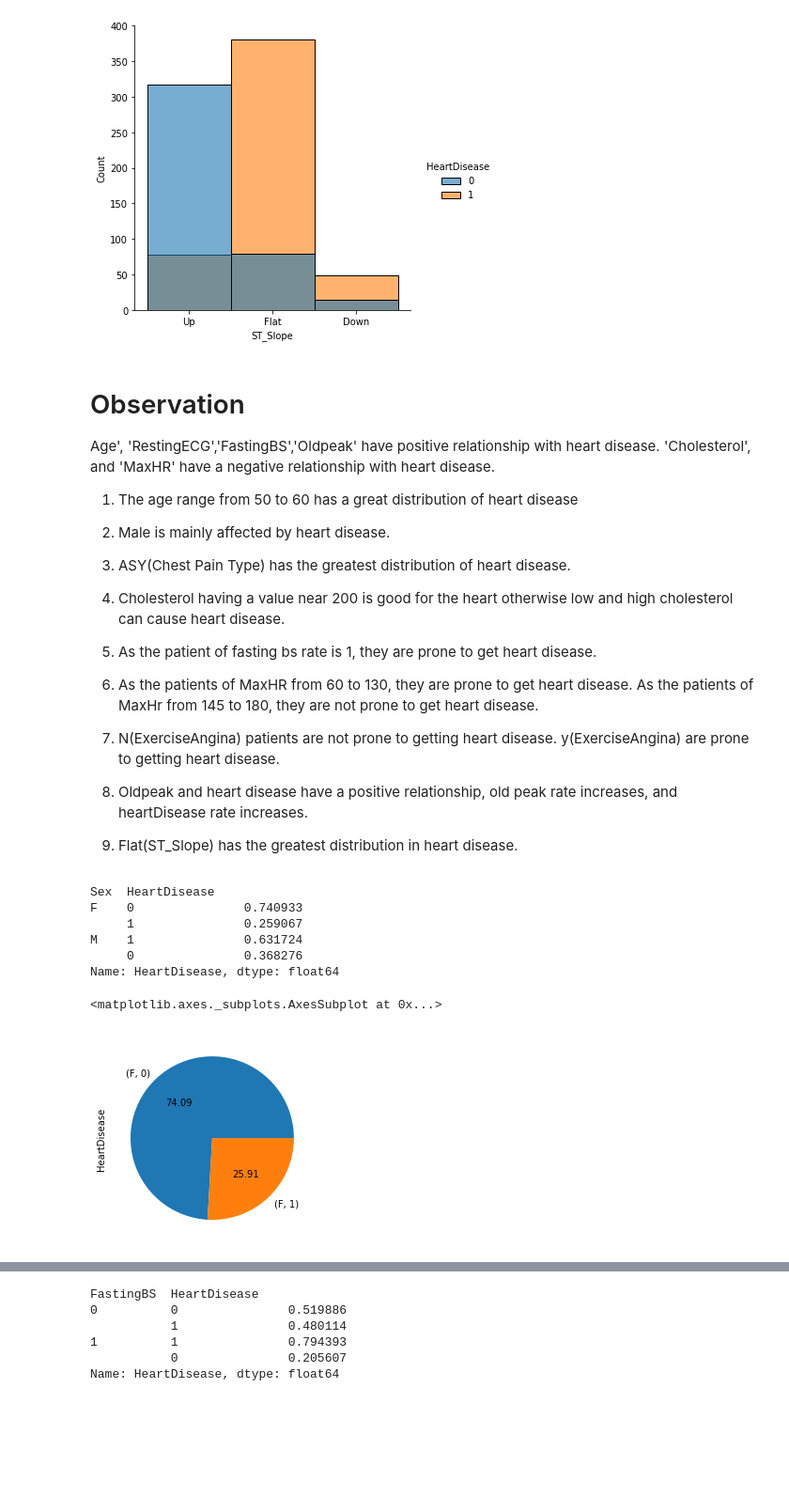
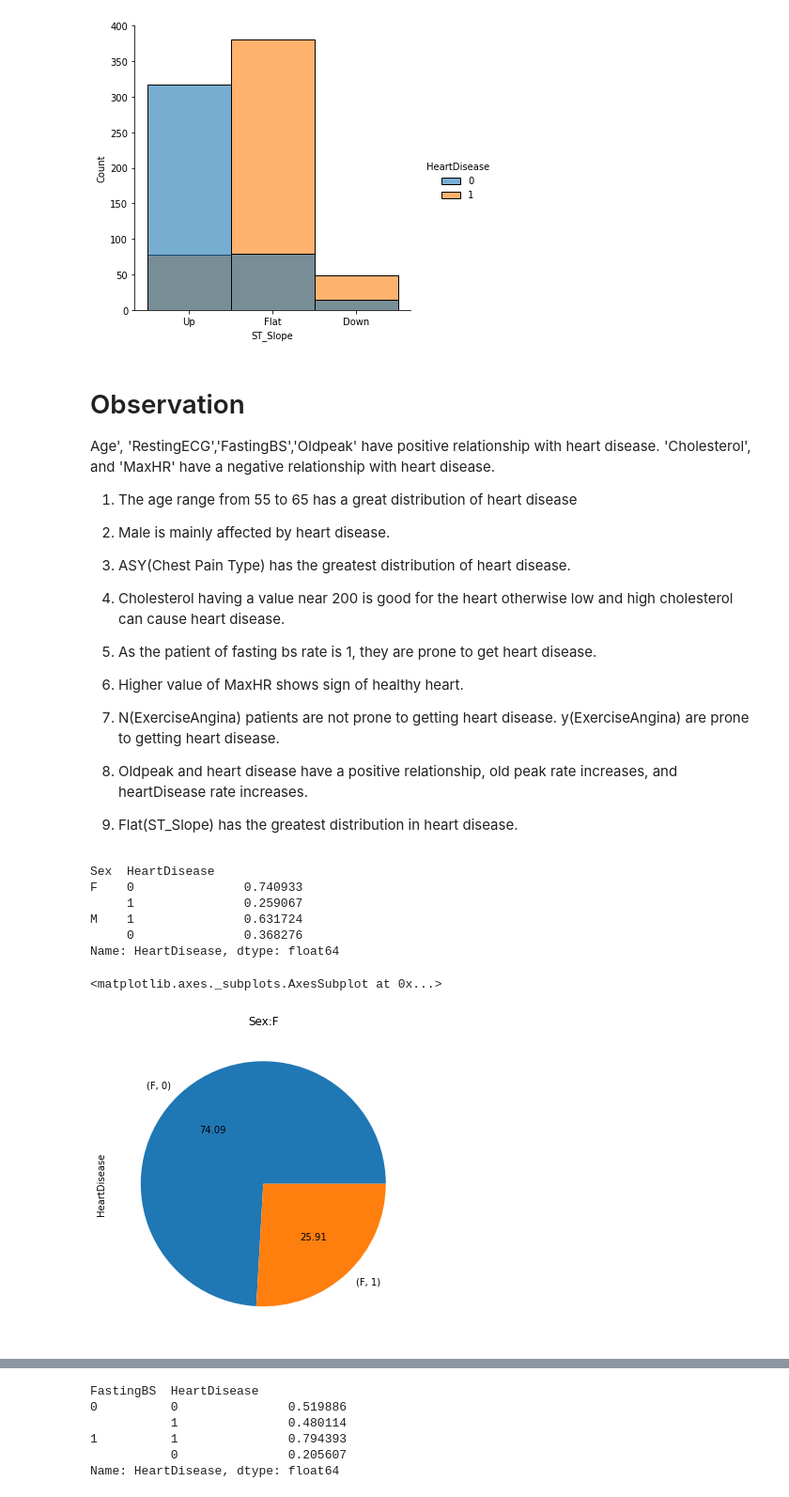
Before and after one commit to pingli10/project-2-part-4, a Jupyter notebook: Copy_of_new_week_10_project_2_part_4.ipynb, the cells around one changed output, grey strips where cells are left out. Shown at 94% size. Cells and saved outputs as stored; diff of their text form; code cells hidden in the pictures; blank space fills up the shorter version.

```diff
--- a/Copy_of_new_week_10_project_2_part_4.ipynb
+++ b/Copy_of_new_week_10_project_2_part_4.ipynb
@@ -397,7 +419,7 @@ sns.displot(data=df,x='ST_Slope',hue='HeartDisease',alpha=0.6)
 # Observation
 Age', 'RestingECG','FastingBS','Oldpeak' have positive relationship with heart disease.
 'Cholesterol', and 'MaxHR' have a negative relationship with heart disease.
-1. The age range from 50 to 60 has a great distribution of heart disease
+1. The age range from 55 to 65 has a great distribution of heart disease
 
 2. Male is mainly affected by heart disease.
 
@@ -407,7 +429,7 @@ Age', 'RestingECG','FastingBS','Oldpeak' have positive relationship with heart d
 
 5. As the patient of fasting bs rate is 1, they are prone to get heart disease.
 
-6. As the patients of MaxHR from 60 to 130, they are prone to get heart disease. As the patients of MaxHr from 145 to 180, they are not prone to get heart disease.
+6. Higher value of MaxHR shows sign of healthy heart.
 
 7. N(ExerciseAngina) patients are not prone to getting heart disease. y(ExerciseAngina) are prone to getting heart disease.
 
@@ -426,9 +448,11 @@ M    1               0.631724
 Name: HeartDisease, dtype: float64
 # %%
 # pie chart for Female
+plt.figure(figsize=(10,6))
+plt.title('Sex:F')
 group_sex.iloc[0:2,].plot(kind='pie',autopct='%.2f')
 # %% [output]
 <matplotlib.axes._subplots.AxesSubplot at 0x...>
-[figure, old version]
+[figure, new version]
 # %%
 # pie chart for male
```
Also changed, not shown: parts of 23 cells of this notebook.
